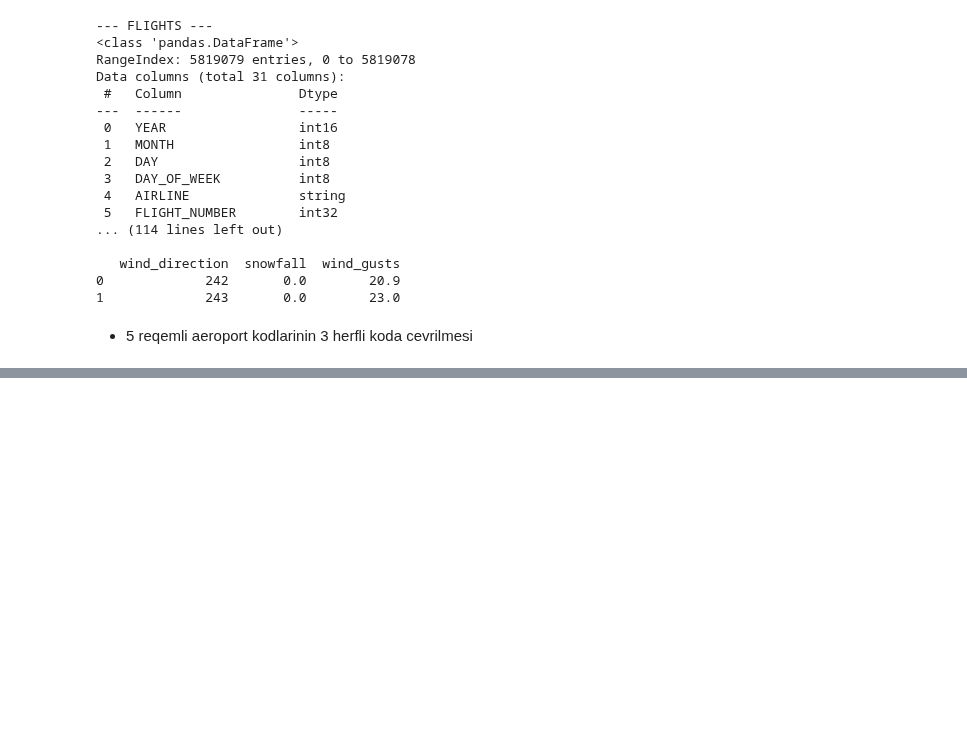
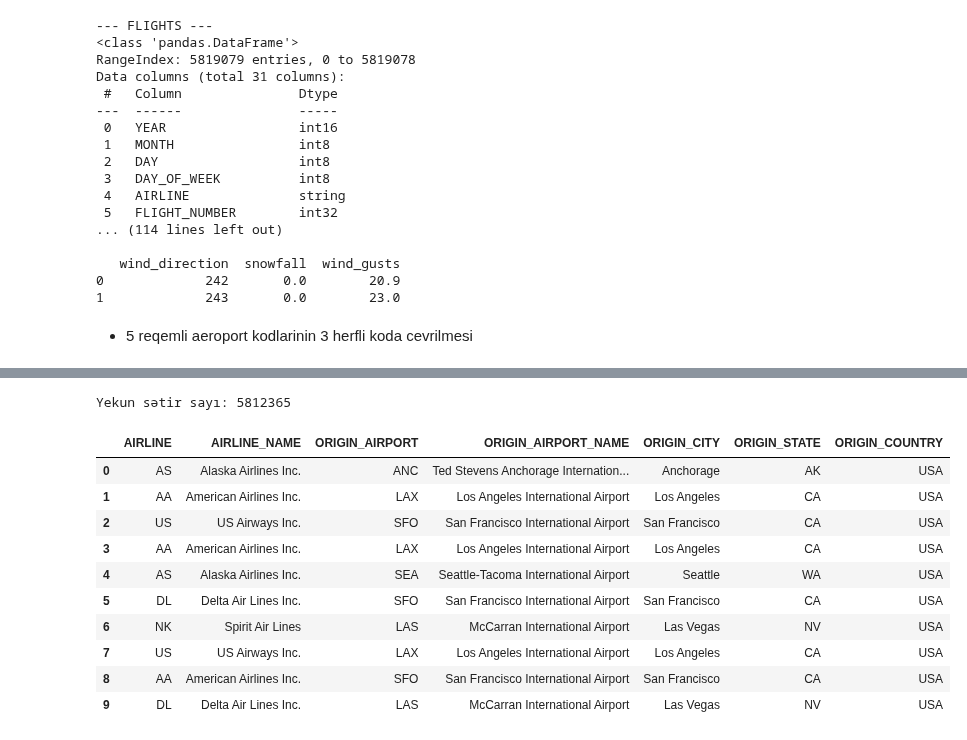
Before and after one commit to edaletsadigov/Flight-delay-analysis-E2E, a Jupyter notebook: notebooks/02_bronze_test.ipynb, the cells around one changed output, grey strips where cells are left out. Saved outputs shown, nothing was run; the diff lists cells and outputs as text; code cells hidden in the pictures; blank space fills up the shorter version.

```diff
--- a/notebooks/02_bronze_test.ipynb
+++ b/notebooks/02_bronze_test.ipynb
@@ -78,0 +124,26 @@ NameError: name 'common' is not defined
+# %%
+# 2. ORIGIN AIRPORT JOIN
+
+origin_airports = airports_raw[
+    ["IATA_CODE", "AIRPORT", "CITY", "STATE", "COUNTRY"]
+].rename(columns={
+    "IATA_CODE": "ORIGIN_AIRPORT_CODE",
+    "AIRPORT": "ORIGIN_AIRPORT_NAME",
+    "CITY": "ORIGIN_CITY",
+    "STATE": "ORIGIN_STATE",
+    "COUNTRY": "ORIGIN_COUNTRY"
+})
+
+flights_joined = flights_joined.merge(
+    origin_airports,
+    how="left",
+    left_on="ORIGIN_AIRPORT",
+    right_on="ORIGIN_AIRPORT_CODE",
+    validate="many_to_one"
+)
+
+print("Origin join-dən sonra:", len(flights_joined))
+print(
+    "Origin airport tapılmayan:",
+    flights_joined["ORIGIN_AIRPORT_NAME"].isna().sum()
+)
@@ -78,0 +227,27 @@ NameError: name 'common' is not defined
+# %%
+print("Yekun sətir sayı:", len(flights_joined))
+
+flights_joined[
+    [
+        "AIRLINE",
+        "AIRLINE_NAME",
+        "ORIGIN_AIRPORT",
+        "ORIGIN_AIRPORT_NAME",
+        "ORIGIN_CITY",
+        "ORIGIN_STATE",
+        "ORIGIN_COUNTRY"
+    ]
+].head(10)
+# %% [output]
+Yekun sətir sayı: 5812365
+|  | AIRLINE | AIRLINE_NAME | ORIGIN_AIRPORT | ORIGIN_AIRPORT_NAME | ORIGIN_CITY | ORIGIN_STATE | ORIGIN_COUNTRY |
+| 0 | AS | Alaska Airlines Inc. | ANC | Ted Stevens Anchorage Internation... | Anchorage | AK | USA |
+| 1 | AA | American Airlines Inc. | LAX | Los Angeles International Airport | Los Angeles | CA | USA |
+| 2 | US | US Airways Inc. | SFO | San Francisco International Airport | San Francisco | CA | USA |
+| 3 | AA | American Airlines Inc. | LAX | Los Angeles International Airport | Los Angeles | CA | USA |
+| 4 | AS | Alaska Airlines Inc. | SEA | Seattle-Tacoma International Airport | Seattle | WA | USA |
+| 5 | DL | Delta Air Lines Inc. | SFO | San Francisco International Airport | San Francisco | CA | USA |
+| 6 | NK | Spirit Air Lines | LAS | McCarran International Airport | Las Vegas | NV | USA |
+| 7 | US | US Airways Inc. | LAX | Los Angeles International Airport | Los Angeles | CA | USA |
+| 8 | AA | American Airlines Inc. | SFO | San Francisco International Airport | San Francisco | CA | USA |
+| 9 | DL | Delta Air Lines Inc. | LAS | McCarran International Airport | Las Vegas | NV | USA |
```
Also changed, not shown: parts of 39 cells of this notebook.
